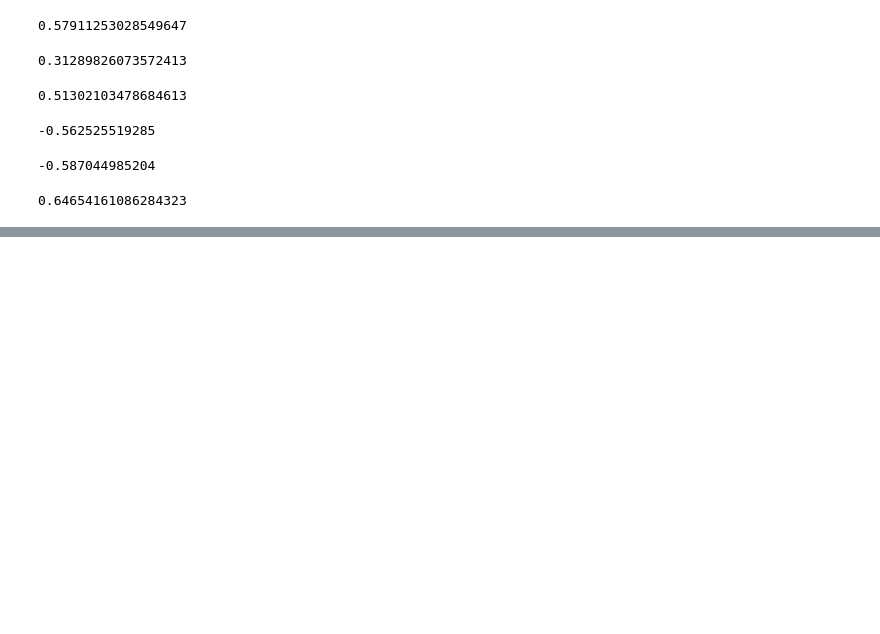
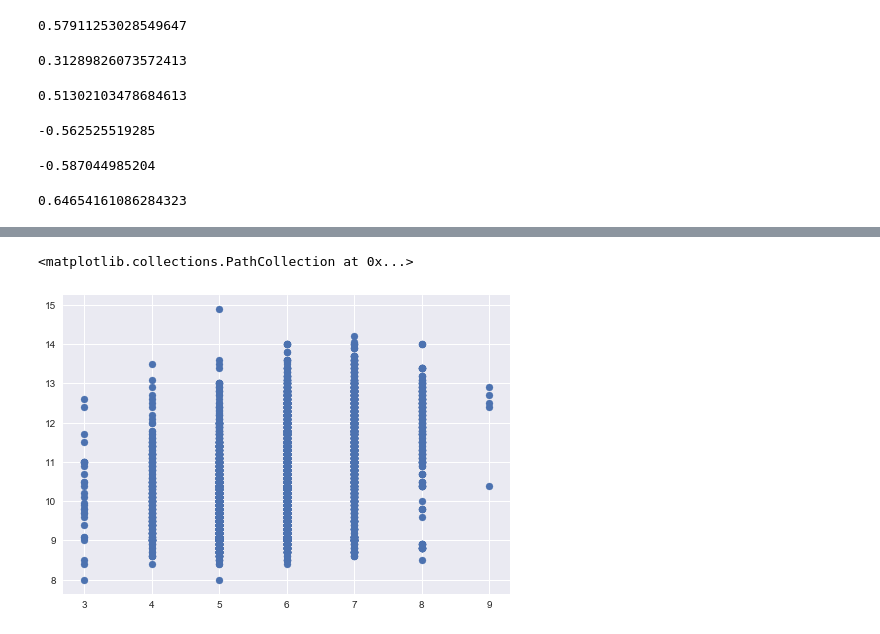
Before and after one commit to vincenttchang90/ML_wine, a Jupyter notebook: wine4.ipynb, the cells around one changed output, grey strips where cells are left out. Saved outputs shown, nothing was run; the diff lists cells and outputs as text; code cells hidden in the pictures; blank space fills up the shorter version.

```diff
--- a/wine4.ipynb
+++ b/wine4.ipynb
@@ -399,0 +486,5 @@ mean_absolute_error(wine.iloc[:,-1], clf.predict(wine.iloc[:,:-1]))
+# %%
+plt.scatter(y = wine['alcohol'], x = wine['quality'])
+# %% [output]
+<matplotlib.collections.PathCollection at 0x...>
+[figure, added]
```
Also changed, not shown: parts of 113 cells of this notebook, 5 other files.
